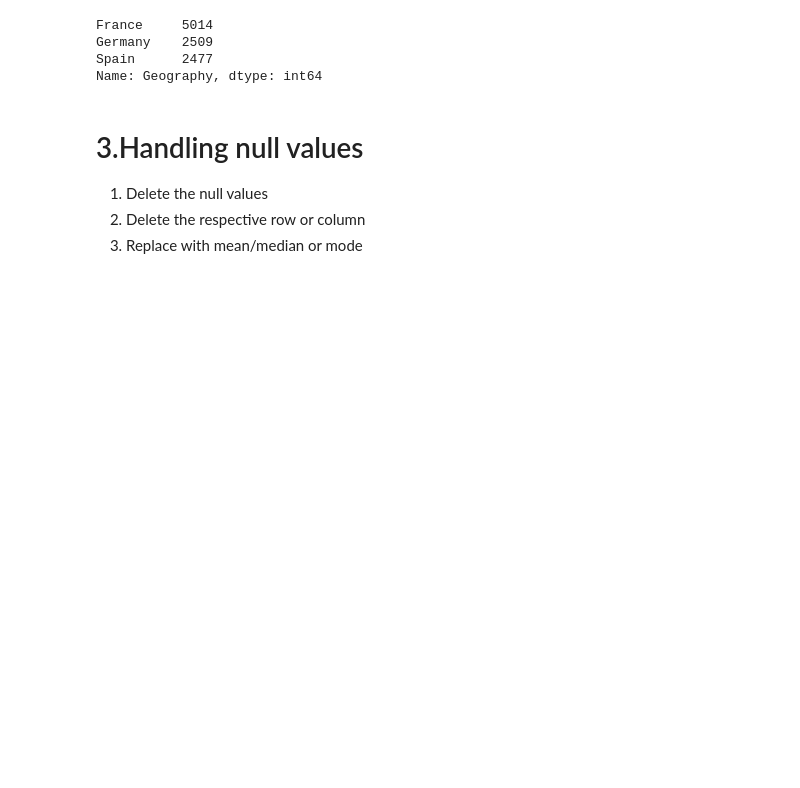
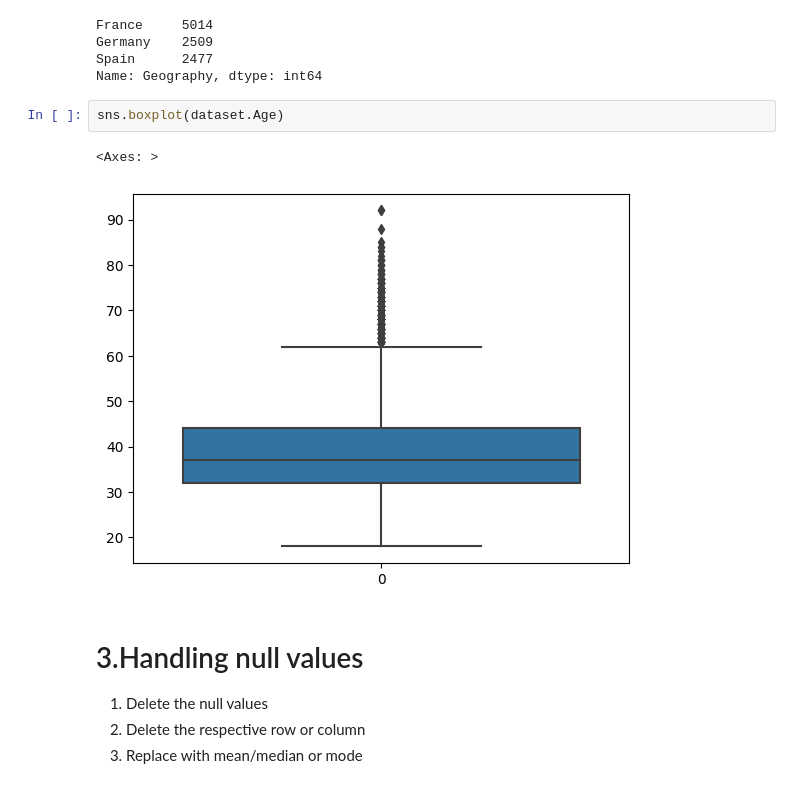
Before and after one commit to ShauryaB24/Basics-of-machine-learning, a Jupyter notebook: Data_Preprocessing.ipynb, the cells around one changed output. Cells and saved outputs as stored; diff of their text form; blank space fills up the shorter version.

```diff
--- a/Data_Preprocessing.ipynb
+++ b/Data_Preprocessing.ipynb
@@ -152,6 +147,11 @@ France     5014
 Germany    2509
 Spain      2477
 Name: Geography, dtype: int64
+# %%
+sns.boxplot(dataset.Age)
+# %% [output]
+<Axes: >
+[figure, added]
 # %% [markdown]
 # 3.Handling null values
 
```
Also changed, not shown: parts of 28 cells of this notebook.
